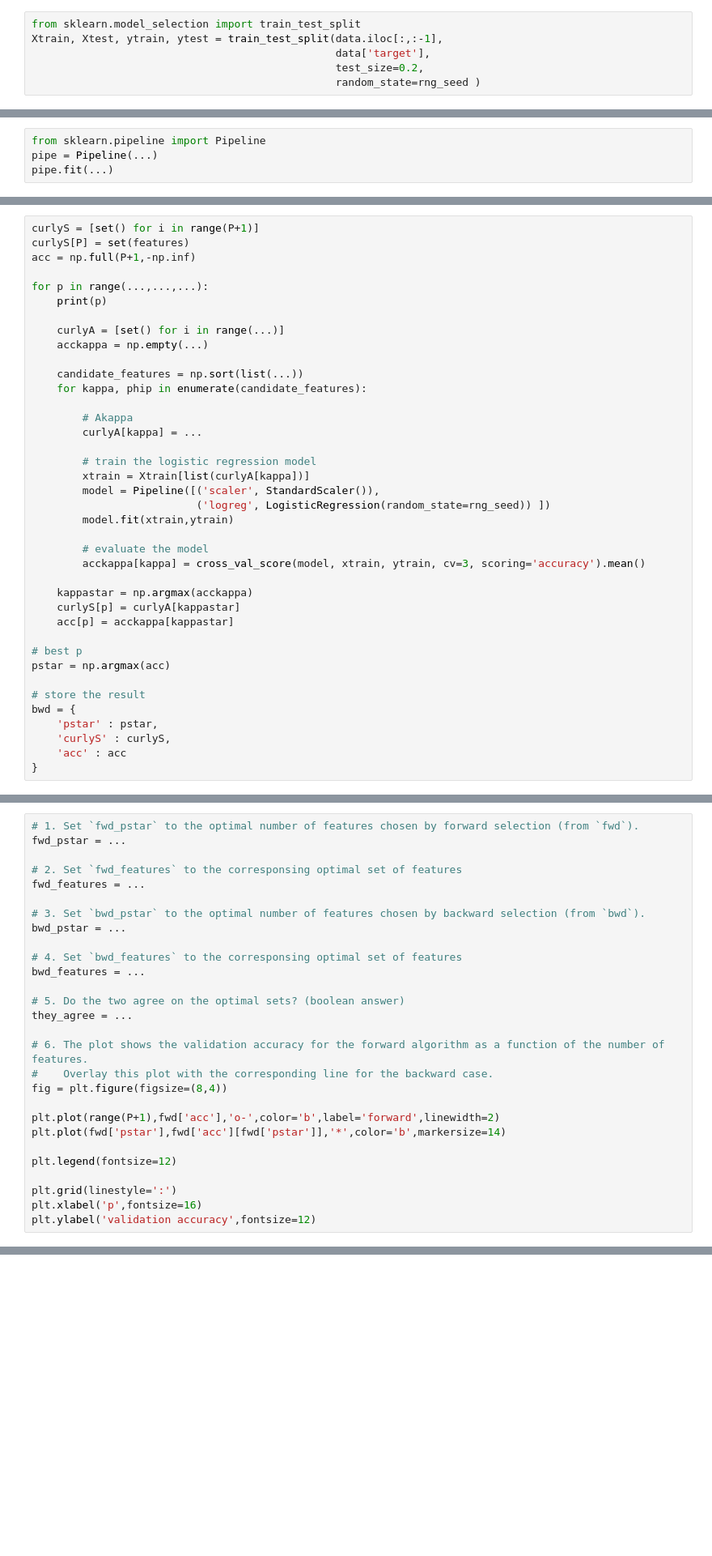
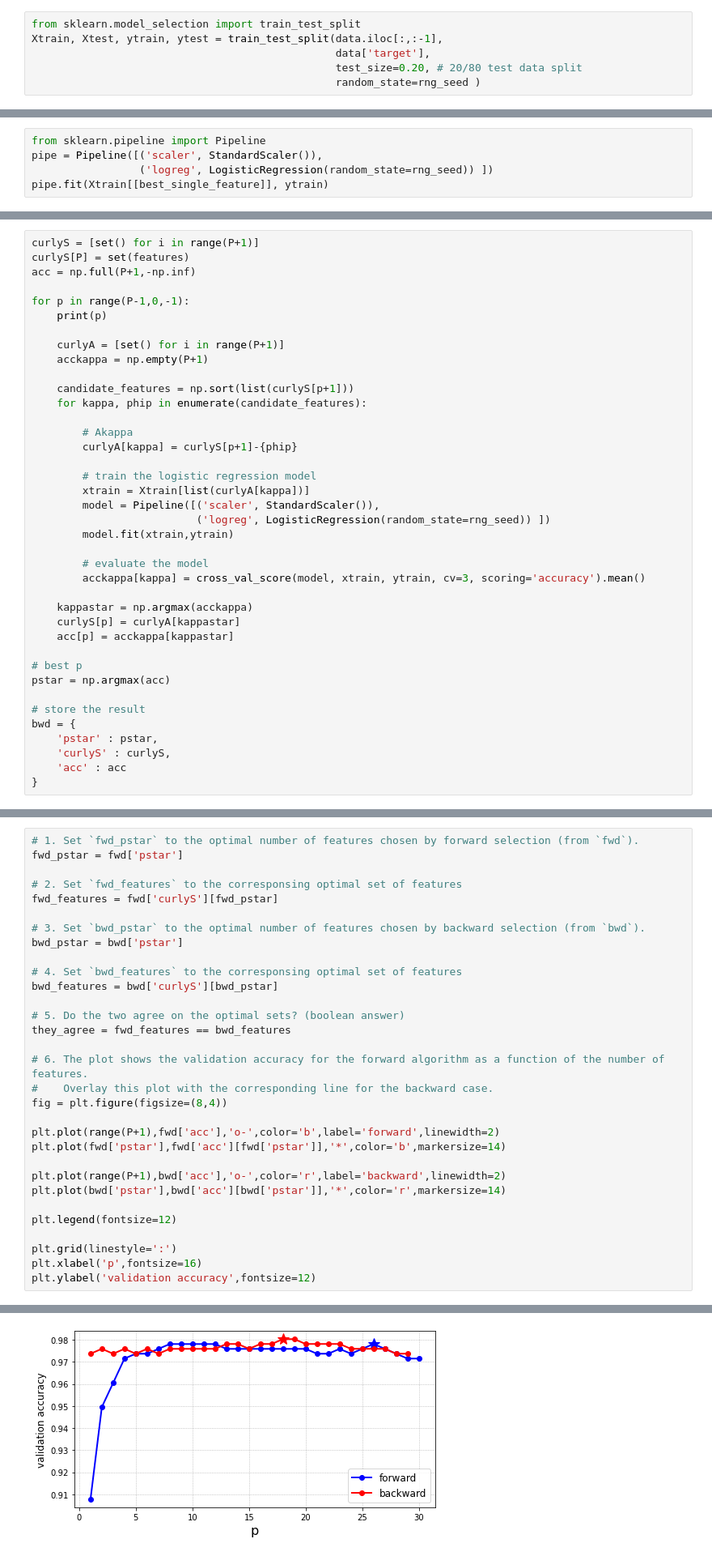
Before and after one commit to miguelml99/Statistics-and-Data-Science-23, a Jupyter notebook: lab5.ipynb, the cells around one changed output, grey strips where cells are left out. Shown at 81% size. Cells and saved outputs as stored; diff of their text form; blank space fills up the shorter version.

```diff
--- a/lab5.ipynb
+++ b/lab5.ipynb
@@ -99,7 +97,7 @@ Note: `train_test_split` takes these arguments:
 from sklearn.model_selection import train_test_split
 Xtrain, Xtest, ytrain, ytest = train_test_split(data.iloc[:,:-1],
                                                 data['target'],
-                                                test_size=0.2,
+                                                test_size=0.20, # 20/80 test data split
                                                 random_state=rng_seed )
 # %%
 grader.check("q2")
@@ -212,5 +220,6 @@ pipe = Pipeline([('scaler', StandardScaler()),
 Train the pipeline using its `fit` method, and evaluate its accuracy with 3-fold cross-validation.
 # %%
 from sklearn.pipeline import Pipeline
-pipe = Pipeline(...)
-pipe.fit(...)
+pipe = Pipeline([('scaler', StandardScaler()),
+                 ('logreg', LogisticRegression(random_state=rng_seed)) ])
+pipe.fit(Xtrain[[best_single_feature]], ytrain)
@@ -312,17 +346,17 @@ curlyS = [set() for i in range(P+1)]
 curlyS[P] = set(features)
 acc = np.full(P+1,-np.inf)
 
-for p in range(...,...,...):
+for p in range(P-1,0,-1):
     print(p)
 
-    curlyA = [set() for i in range(...)]
-    acckappa = np.empty(...)
+    curlyA = [set() for i in range(P+1)]
+    acckappa = np.empty(P+1)
 
-    candidate_features = np.sort(list(...))
+    candidate_features = np.sort(list(curlyS[p+1]))
     for kappa, phip in enumerate(candidate_features):
 
         # Akappa
-        curlyA[kappa] = ...
+        curlyA[kappa] = curlyS[p+1]-{phip}
 
         # train the logistic regression model
         xtrain = Xtrain[list(curlyA[kappa])]
@@ -352,19 +404,19 @@ bwd = {
 Follow the prompts in the code cell below. Your answers should be coded and not hard-coded (i.e. the answer entered by hand).
 # %%
 # 1. Set `fwd_pstar` to the optimal number of features chosen by forward selection (from `fwd`).
-fwd_pstar = ...
+fwd_pstar = fwd['pstar']
 
 # 2. Set `fwd_features` to the corresponsing optimal set of features
-fwd_features = ...
+fwd_features = fwd['curlyS'][fwd_pstar]
 
 # 3. Set `bwd_pstar` to the optimal number of features chosen by backward selection (from `bwd`).
-bwd_pstar = ...
+bwd_pstar = bwd['pstar']
 
 # 4. Set `bwd_features` to the corresponsing optimal set of features
-bwd_features = ...
+bwd_features = bwd['curlyS'][bwd_pstar]
 
 # 5. Do the two agree on the optimal sets? (boolean answer)
-they_agree = ...
+they_agree = fwd_features == bwd_features
 
 # 6. The plot shows the validation accuracy for the forward algorithm as a function of the number of features.
 #    Overlay this plot with the corresponding line for the backward case.
@@ -373,8 +425,12 @@ fig = plt.figure(figsize=(8,4))
 plt.plot(range(P+1),fwd['acc'],'o-',color='b',label='forward',linewidth=2)
 plt.plot(fwd['pstar'],fwd['acc'][fwd['pstar']],'*',color='b',markersize=14)
 
+plt.plot(range(P+1),bwd['acc'],'o-',color='r',label='backward',linewidth=2)
+plt.plot(bwd['pstar'],bwd['acc'][bwd['pstar']],'*',color='r',markersize=14)
+
 plt.legend(fontsize=12)
 
 plt.grid(linestyle=':')
 plt.xlabel('p',fontsize=16)
 plt.ylabel('validation accuracy',fontsize=12)
+# %% [output]
@@ -381,2 +438,3 @@ plt.ylabel('validation accuracy',fontsize=12)
+[figure, added]
 # %%
 grader.check("q11")
```
Also changed, not shown: parts of 30 cells of this notebook.
